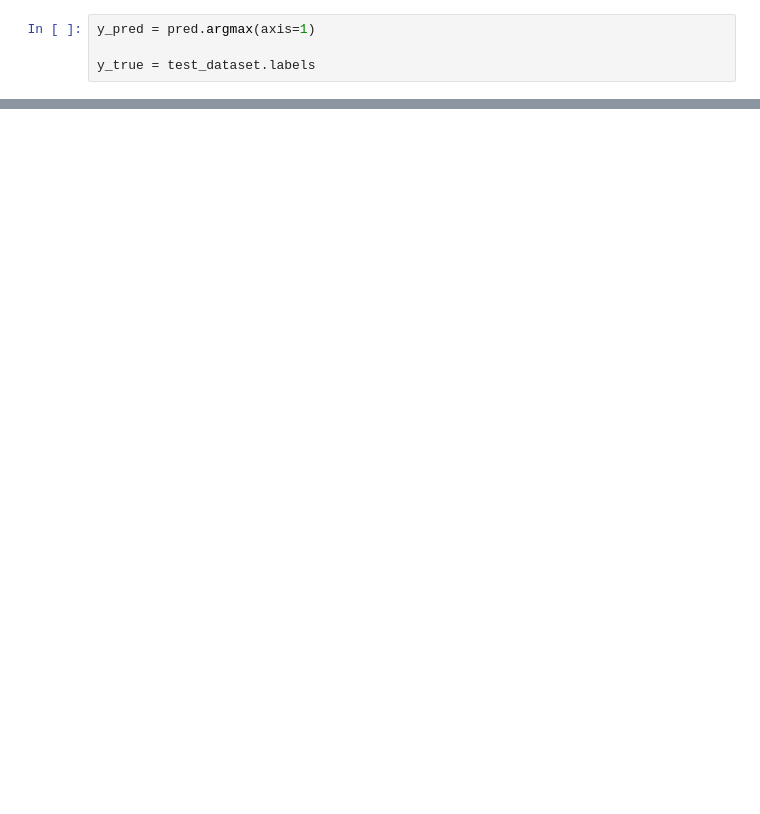
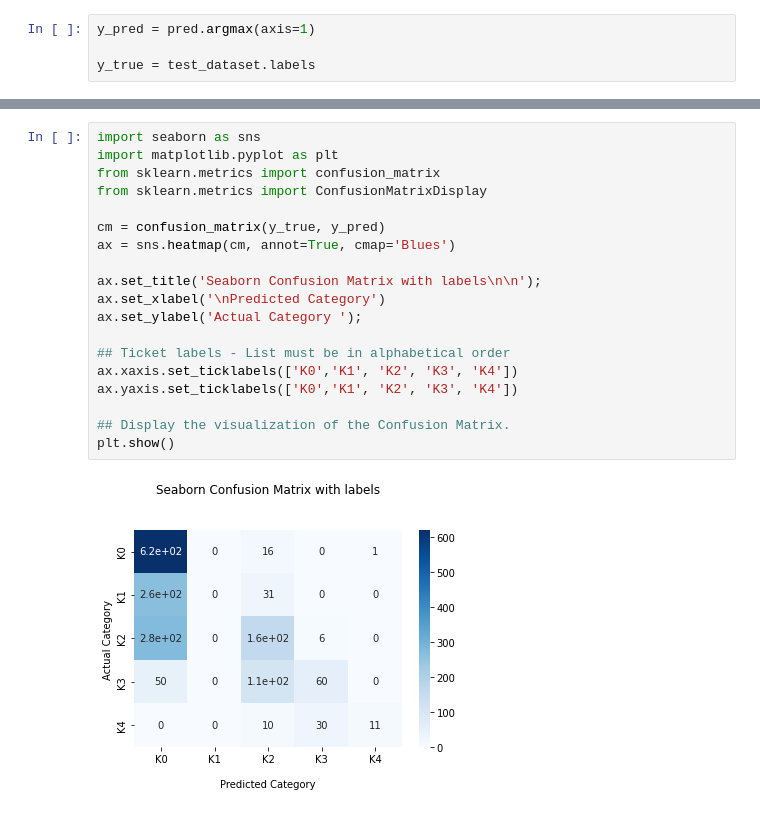
Before and after one commit to fedeisabello/KOA, a Jupyter notebook: Copia_de_Jupyter_base_FS_(LC).ipynb, the cells around one changed output, grey strips where cells are left out. Cells and saved outputs as stored; diff of their text form; blank space fills up the shorter version.

```diff
--- a/Copia_de_Jupyter_base_FS_(LC).ipynb
+++ b/Copia_de_Jupyter_base_FS_(LC).ipynb
@@ -294,0 +311,21 @@ weighted avg       0.44      0.43      0.43       851
+# %%
+import seaborn as sns
+import matplotlib.pyplot as plt
+from sklearn.metrics import confusion_matrix
+from sklearn.metrics import ConfusionMatrixDisplay
+
+cm = confusion_matrix(y_true, y_pred)
+ax = sns.heatmap(cm, annot=True, cmap='Blues')
+
+ax.set_title('Seaborn Confusion Matrix with labels\n\n');
+ax.set_xlabel('\nPredicted Category')
+ax.set_ylabel('Actual Category ');
+
+## Ticket labels - List must be in alphabetical order
+ax.xaxis.set_ticklabels(['K0','K1', 'K2', 'K3', 'K4'])
+ax.yaxis.set_ticklabels(['K0','K1', 'K2', 'K3', 'K4'])
+
+## Display the visualization of the Confusion Matrix.
+plt.show()
+# %% [output]
+[figure, added]
```
Also changed, not shown: parts of 12 cells of this notebook.
